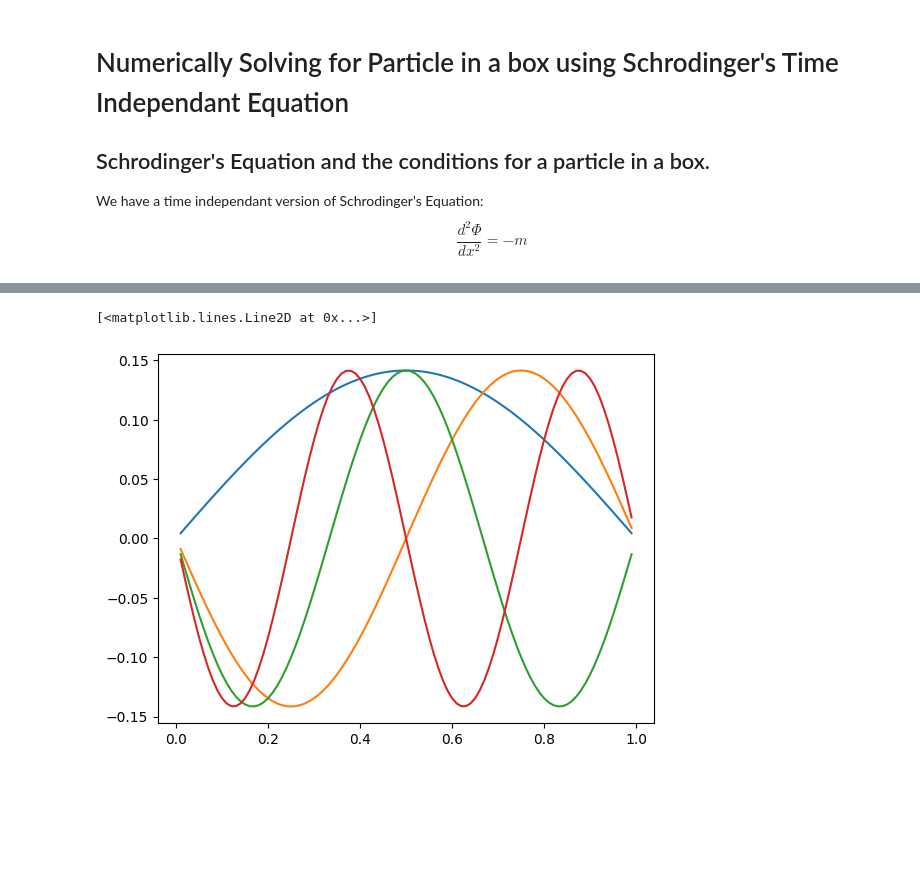
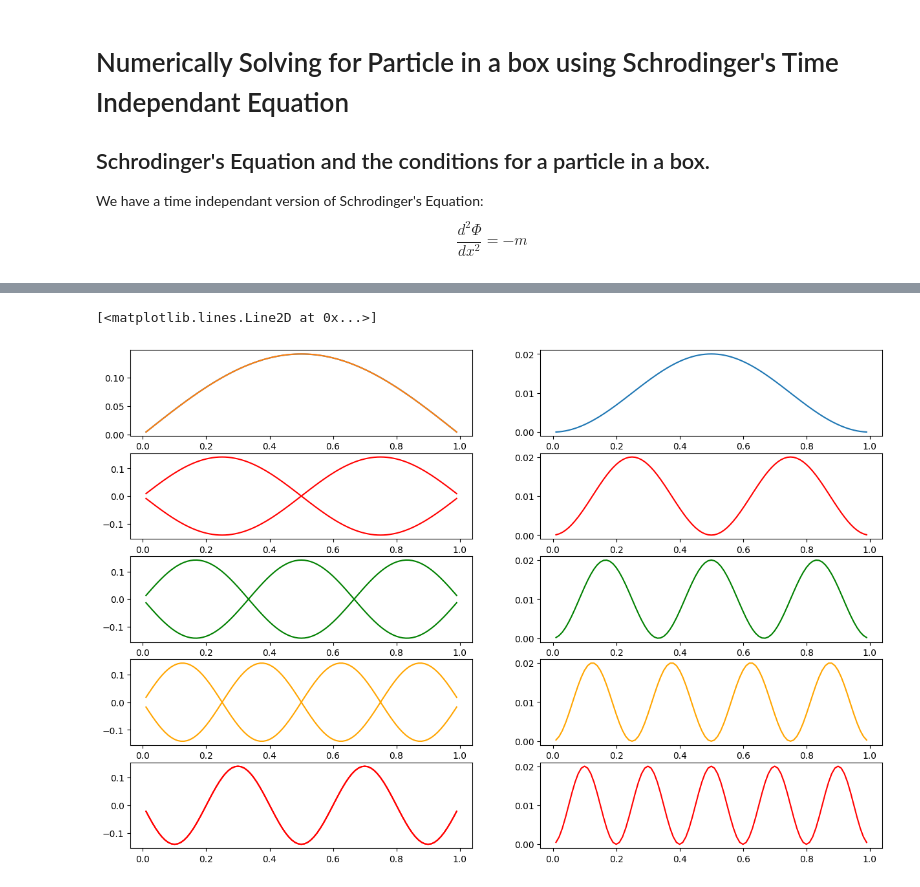
Before and after one commit to MandaKausthubh/Physics-Simulations, a Jupyter notebook: SchrodingersEquation.ipynb, the cells around one changed output, grey strips where cells are left out. Cells and saved outputs as stored; diff of their text form; code cells hidden in the pictures; blank space fills up the shorter version.

```diff
--- a/SchrodingersEquation.ipynb
+++ b/SchrodingersEquation.ipynb
@@ -34,13 +35,29 @@ plt.plot(x_val, Potential(x_val))
-# %%
-D = 2/y**2 + (2*m/(hbar**2))*Potential1(x_val)[1:-1]
-OD = np.ones(len(D)-1)*(-1/y**2)
-
-w, v = eigh_tridiagonal(D, OD)
-
-plt.plot(x_val[1:-1], v.T[0])
-plt.plot(x_val[1:-1], v.T[1])
-plt.plot(x_val[1:-1], v.T[2])
-plt.plot(x_val[1:-1], v.T[3])
-# %% [output]
-[<matplotlib.lines.Line2D at 0x...>]
-[figure, removed]
+# %%
+D = 2/y**2 + (2*m/(hbar**2))*Potential1(x_val)[1:-1]
+D1 = 2/y**2 + (2*m/(hbar**2))*Potential(x_val)[1:-1]
+OD = np.ones(len(D)-1)*(-1/y**2)
+
+w, v = eigh_tridiagonal(D, OD)
+w1, v1 = eigh_tridiagonal(D1,OD)
+
+fig, ax = plt.subplots(5,2,figsize=(15,10))
+ax[0][0].plot(x_val[1:-1], v.T[0])
+ax[1][0].plot(x_val[1:-1], -v.T[1], color="red")
+ax[2][0].plot(x_val[1:-1], -v.T[2], color="green")
+ax[3][0].plot(x_val[1:-1], -v.T[3], color="orange")
+ax[4][0].plot(x_val[1:-1], -v.T[4], color="red")
+
+ax[0][0].plot(x_val[1:-1], v1.T[0])
+ax[1][0].plot(x_val[1:-1], -v1.T[1], color="red")
+ax[2][0].plot(x_val[1:-1], -v1.T[2], color="green")
+ax[3][0].plot(x_val[1:-1], -v1.T[3], color="orange")
+ax[4][0].plot(x_val[1:-1], -v1.T[4], color="red")
+
+ax[0][1].plot(x_val[1:-1], v.T[0]**2)
+ax[1][1].plot(x_val[1:-1], v.T[1]**2, color="red")
+ax[2][1].plot(x_val[1:-1], v.T[2]**2, color="green")
+ax[3][1].plot(x_val[1:-1], v.T[3]**2, color="orange")
+ax[4][1].plot(x_val[1:-1], v.T[4]**2, color="red")
+# %% [output]
+[<matplotlib.lines.Line2D at 0x...>]
+[figure, added]
```
Also changed, not shown: parts of 2 cells of this notebook, 4 other files.
